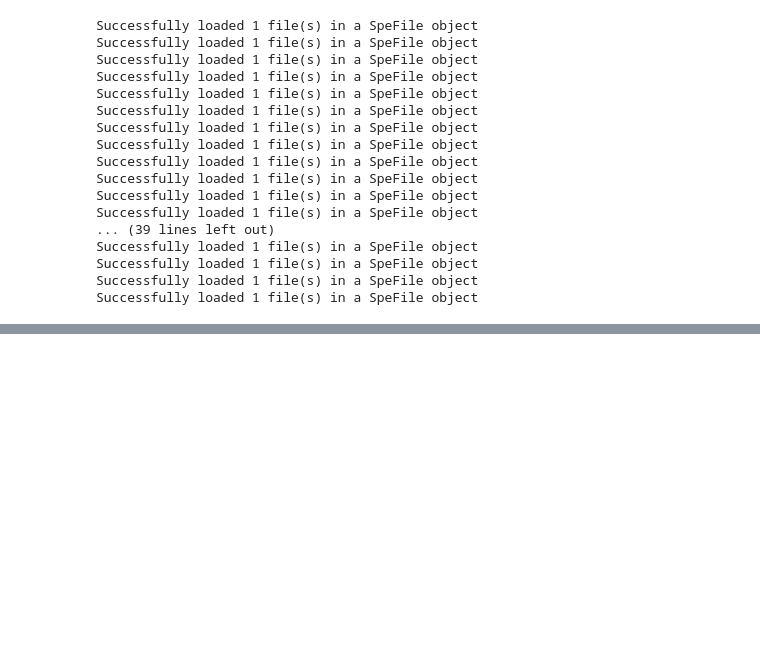
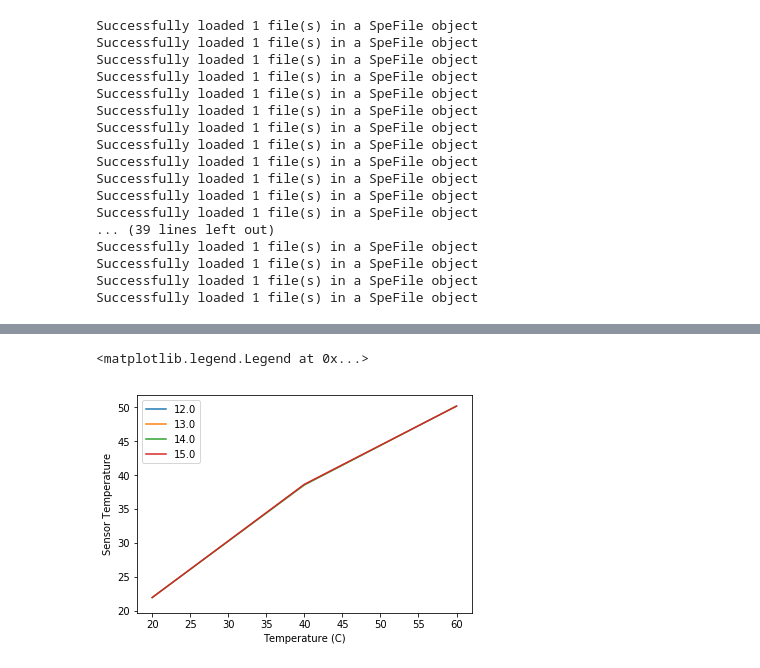
Before and after one commit to msb002/MHDlab, a Jupyter notebook: Analysis/Jupyter Notebooks/TRPL/VaporTubes 10-25-18.ipynb, the cells around one changed output, grey strips where cells are left out. Drawn from its saved outputs; the diff is of its cells as text; code cells hidden in the pictures; blank space fills up the shorter version.

```diff
--- a/Analysis/Jupyter Notebooks/TRPL/VaporTubes 10-25-18.ipynb
+++ b/Analysis/Jupyter Notebooks/TRPL/VaporTubes 10-25-18.ipynb
@@ -141,0 +167,17 @@ fig.autofmt_xdate()
+# %%
+dfs_T_avg = dfs_T_cut['T3'].copy()
+for testcase in dfs_T_avg.index:
+    dfs_T_avg.loc[testcase] = dfs_T_avg.loc[testcase].mean()[0]
+dfs_T_avg = dfs_T_avg.unstack(level = 1)
+dfs_T_avg
+fig, ax = plt.subplots()
+
+
+for column in dfs_T_avg.columns:
+    ax.plot(dfs_T_avg[column], label = column)
+ax.set_xlabel(dfs_T_avg.index.name)
+ax.set_ylabel('Sensor Temperature' )
+plt.legend()
+# %% [output]
+<matplotlib.legend.Legend at 0x...>
+[figure, added]
```
Also changed, not shown: parts of 8 cells of this notebook, 2 other files.
